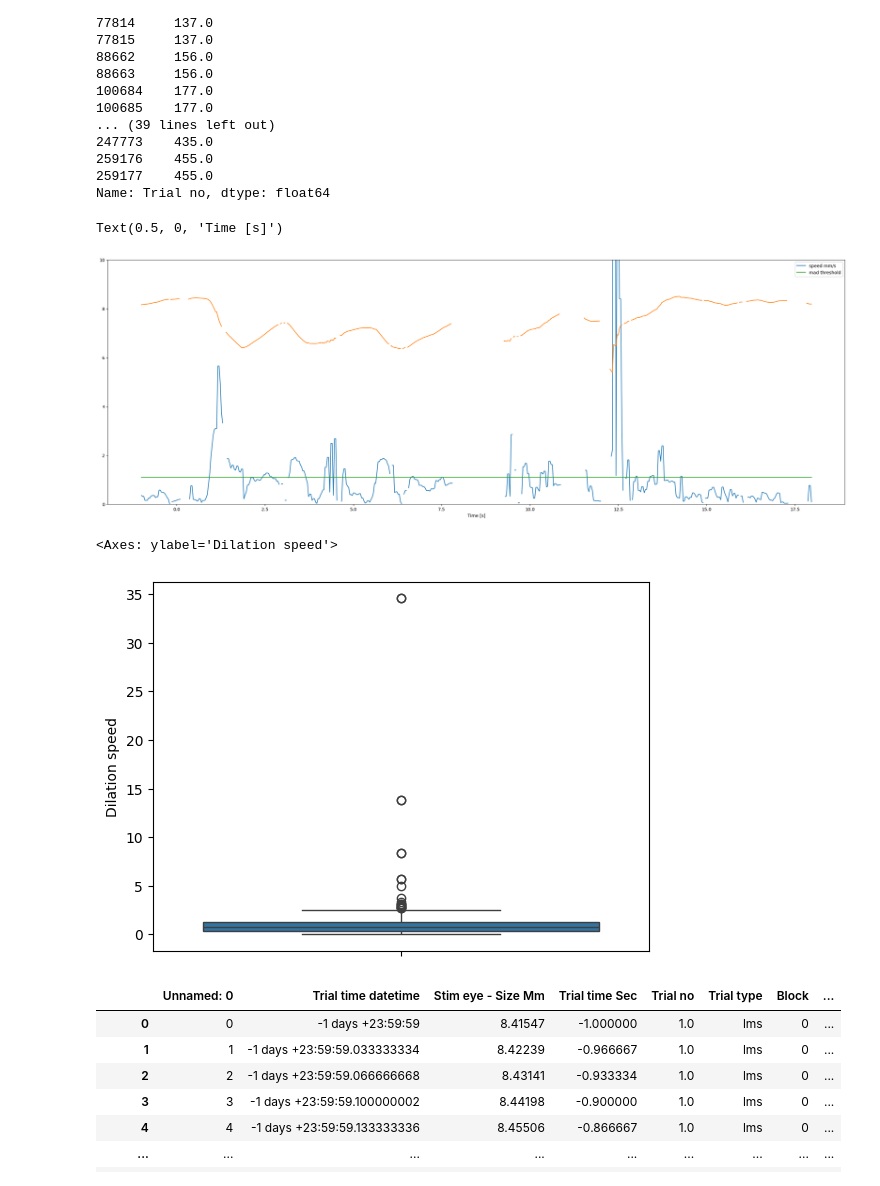
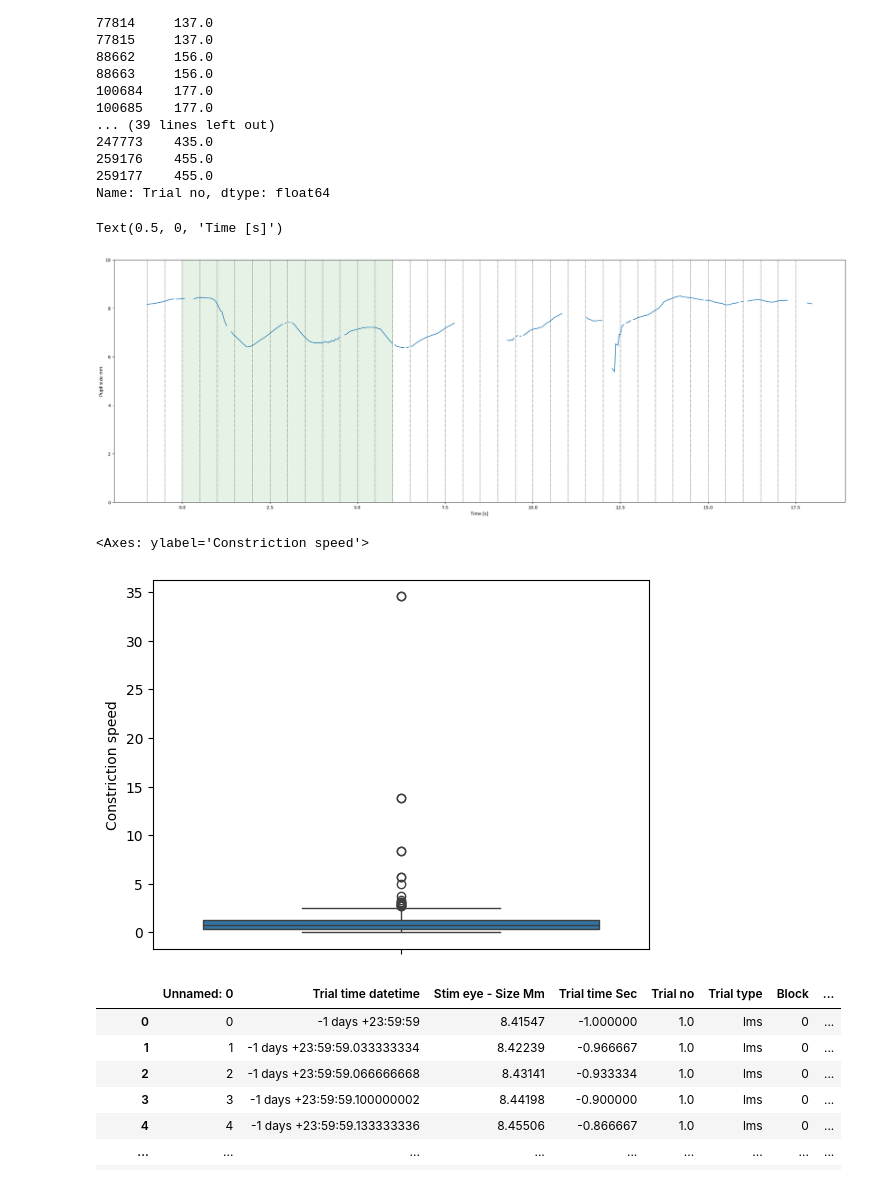
Before and after one commit to tscnlab/civibe_pupilprep, a Jupyter notebook: notebooks/prep_detect_remove_artifacts.ipynb, the cells around one changed output. Drawn from its saved outputs; the diff is of its cells as text; code cells hidden in the pictures.

```diff
--- a/notebooks/prep_detect_remove_artifacts.ipynb
+++ b/notebooks/prep_detect_remove_artifacts.ipynb
@@ -56,7 +58,7 @@ For MAD based detection as described here: https://pmc.ncbi.nlm.nih.gov/articles
 # %%
 
 def compute_pupil_speed_mad(resampled_df, multiplier=3):
-    resampled_df['Dilation speed'] = pd.Series()
+    resampled_df['Constriction speed'] = pd.Series()
     resampled_df['MAD threshold'] = pd.Series()
     for recording_id in sorted(resampled_df['Recording id'].unique()):
         trial = resampled_df[resampled_df['Recording id']==recording_id].copy()
@@ -65,13 +67,13 @@ def compute_pupil_speed_mad(resampled_df, multiplier=3):
         trial.loc[trial['Time diff']<0,'Size diff'] = pd.NA
         trial.loc[trial['Time diff']<0,'Time diff'] = pd.NA
 
-        trial['Dilation speed -1'] = abs(trial['Size diff']/trial['Time diff'])
-        trial['Dilation speed +1']=abs(trial['Size diff'].shift(1)/trial['Time diff'].shift(1))
-        trial['Dilation speed']=trial[['Dilation speed -1','Dilation speed +1']].max(axis='columns')
-        median = trial['Dilation speed'].median()
-        mad = (abs(trial['Dilation speed'] - median)).median()
+        trial['Constriction speed -1'] = abs(trial['Size diff']/trial['Time diff'])
+        trial['Constriction speed +1']=abs(trial['Size diff'].shift(1)/trial['Time diff'].shift(1))
+        trial['Constriction speed']=trial[['Constriction speed -1','Constriction speed +1']].max(axis='columns')
+        median = trial['Constriction speed'].median()
+        mad = (abs(trial['Constriction speed'] - median)).median()
         threshold = multiplier*mad
-        resampled_df.loc[resampled_df['Recording id']==recording_id,'Dilation speed'] = trial['Dilation speed']
+        resampled_df.loc[resampled_df['Recording id']==recording_id,'Constriction speed'] = trial['Constriction speed']
         resampled_df.loc[resampled_df['Recording id']==recording_id,'MAD threshold'] = threshold
     return resampled_df
 # %%
@@ -106,20 +108,23 @@ Name: Trial no, dtype: float64
 # %%
 plt.figure(figsize = (30,10))
 
-plt.plot(data_df['Trial time Sec'][data_df['Trial no']==185],data_df['Dilation speed'][data_df['Trial no']==185],label='speed mm/s')
+#plt.plot(data_df['Trial time Sec'][data_df['Trial no']==185],data_df['Constriction speed'][data_df['Trial no']==185],label='speed mm/s')
 plt.plot(data_df['Trial time Sec'][data_df['Trial no']==185],data_df['Stim eye - Size Mm'][data_df['Trial no']==185])
-plt.plot(data_df['Trial time Sec'][data_df['Trial no']==185],data_df['MAD threshold'][data_df['Trial no']==185],label='mad threshold')
-plt.legend()
+#plt.plot(data_df['Trial time Sec'][data_df['Trial no']==185],data_df['MAD threshold'][data_df['Trial no']==185],label='mad threshold')
+plt.ylabel('Pupil size mm')
 plt.ylim([0,10])
+for i in np.arange(-1,18,0.5):
+    plt.axvline(i,c='k',lw=0.5,ls='--')
+plt.axvspan(0, 6, alpha=0.1, color="green")
 plt.xlabel('Time [s]')
 # %% [output]
 Text(0.5, 0, 'Time [s]')
-[figure, old version]
+[figure, new version]
 # %%
-sns.boxplot(data_df.loc[(data_df['Trial no']==185)&(data_df['Trial time Sec']>1),'Dilation speed'])
+sns.boxplot(data_df.loc[(data_df['Trial no']==185)&(data_df['Trial time Sec']>1),'Constriction speed'])
 # %% [output]
-<Axes: ylabel='Dilation speed'>
+<Axes: ylabel='Constriction speed'>
-[figure, old version]
+[figure, new version]
 # %%
 from scipy import signal
 # %%
```
Also changed, not shown: parts of 3 cells of this notebook.
